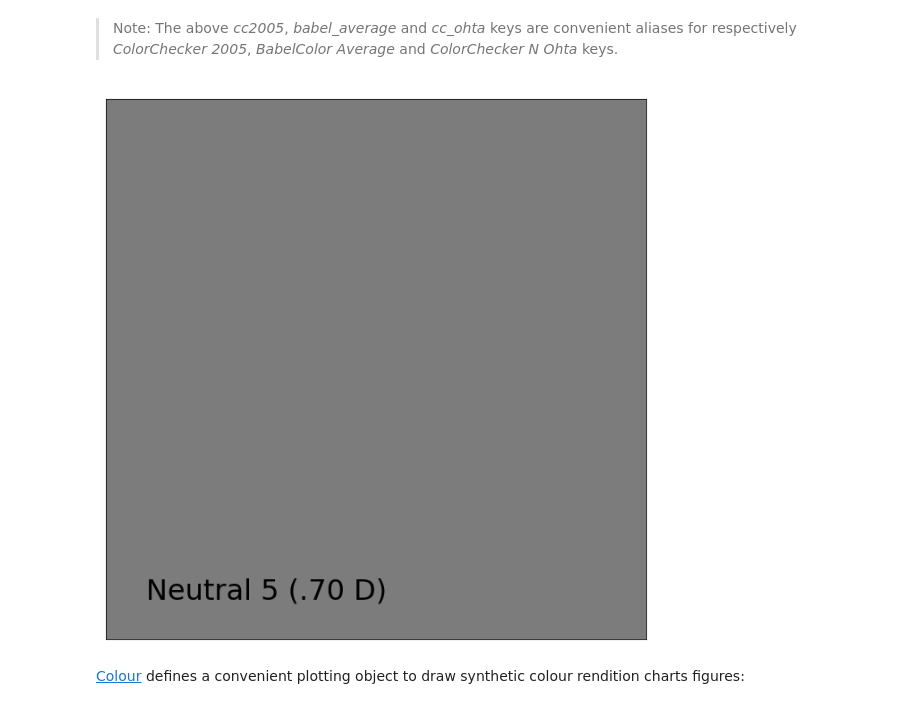
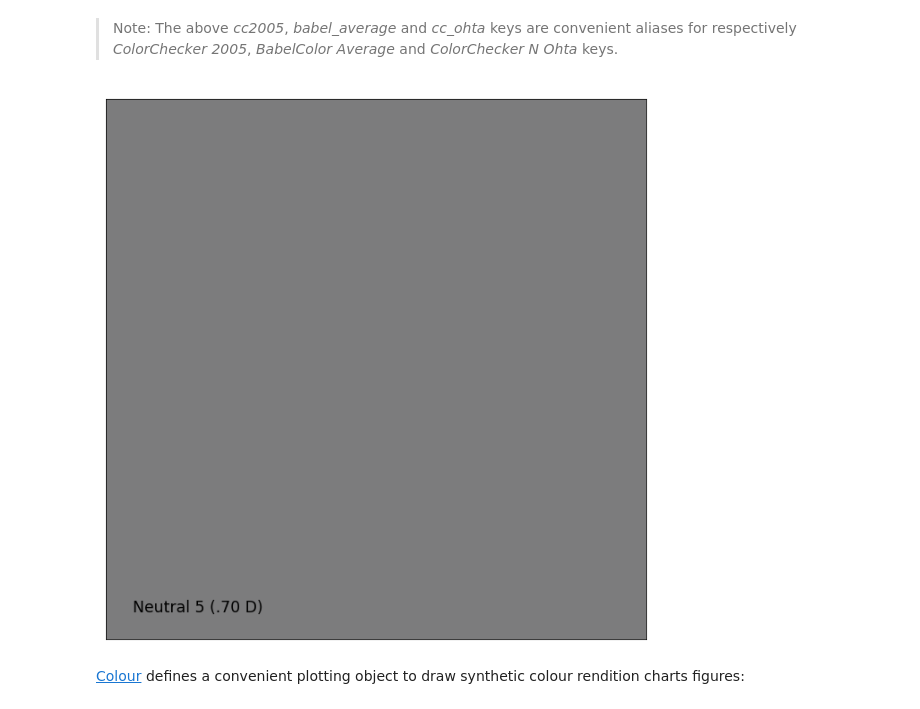
Before and after one commit to colour-science/colour-science.org, a Jupyter notebook: stories/tutorial.ipynb, the cells around one changed output. Drawn from its saved outputs; the diff is of its cells as text; code cells hidden in the pictures.

```diff
--- a/stories/tutorial.ipynb
+++ b/stories/tutorial.ipynb
@@ -618,13 +622,15 @@ print(sorted(colour.characterisation.COLOURCHECKERS_SPDS.keys()))
 # %%
 # Plotting the *sRGB* colourspace colour of *neutral 5 (.70 D)* patch.
 patch_name = 'neutral 5 (.70 D)'
 patch_spd = colour.COLOURCHECKERS_SPDS['ColorChecker N Ohta'][patch_name]
 XYZ = colour.spectral_to_XYZ(patch_spd, cmfs, illuminant)
 RGB = colour.XYZ_to_sRGB(XYZ / 100)
 
-single_colour_swatch_plot(ColourSwatch(patch_name.title(), RGB), text_size=32)
+single_colour_swatch_plot(
+    ColourSwatch(patch_name.title(), RGB),
+    text_parameters={'size': 'x-large'})
 # %% [output]
-[figure, old version]
+[figure, new version]
 # %% [markdown]
 [Colour](https://github.com/colour-science/Colour/) defines a convenient plotting object to draw synthetic colour rendition charts figures:
 # %%
```
Also changed, not shown: parts of 12 cells of this notebook, 1 other file.
